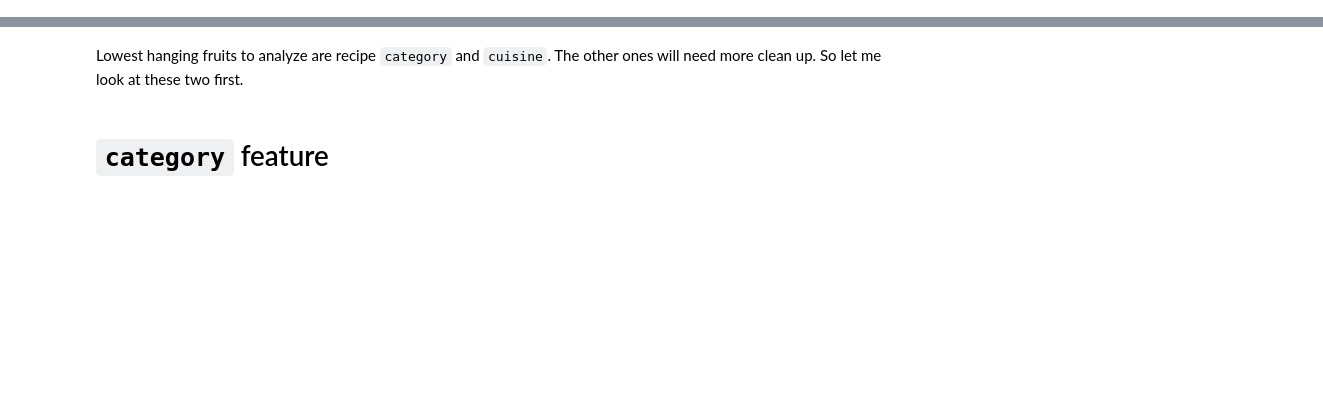
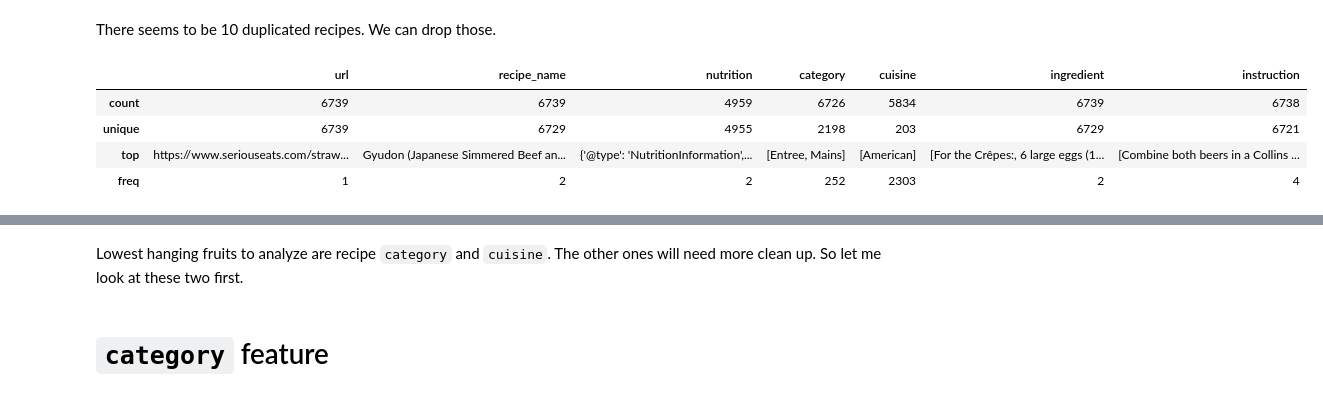
Before and after one commit to clintonlau/TOMT, a Jupyter notebook: explore/serious_eats_eda.ipynb, the cells around one changed output, grey strips where cells are left out. Cells and saved outputs as stored; diff of their text form; code cells hidden in the pictures; blank space fills up the shorter version.

```diff
--- a/explore/serious_eats_eda.ipynb
+++ b/explore/serious_eats_eda.ipynb
@@ -18,0 +37,10 @@ se_df.shape
+# %% [markdown]
+There seems to be 10 duplicated recipes. We can drop those.
+# %%
+se_df.describe()
+# %% [output]
+|  | url | recipe_name | nutrition | category | cuisine | ingredient | instruction |
+| count | 6739 | 6739 | 4959 | 6726 | 5834 | 6739 | 6738 |
+| unique | 6739 | 6729 | 4955 | 2198 | 203 | 6729 | 6721 |
+| top | https://www.seriouseats.com/straw... | Gyudon (Japanese Simmered Beef an... | {'@type': 'NutritionInformation',... | [Entree, Mains] | [American] | [For the Crêpes:, 6 large eggs (1... | [Combine both beers in a Collins ... |
+| freq | 1 | 2 | 2 | 252 | 2303 | 2 | 4 |
```
Also changed, not shown: parts of 16 cells of this notebook.
